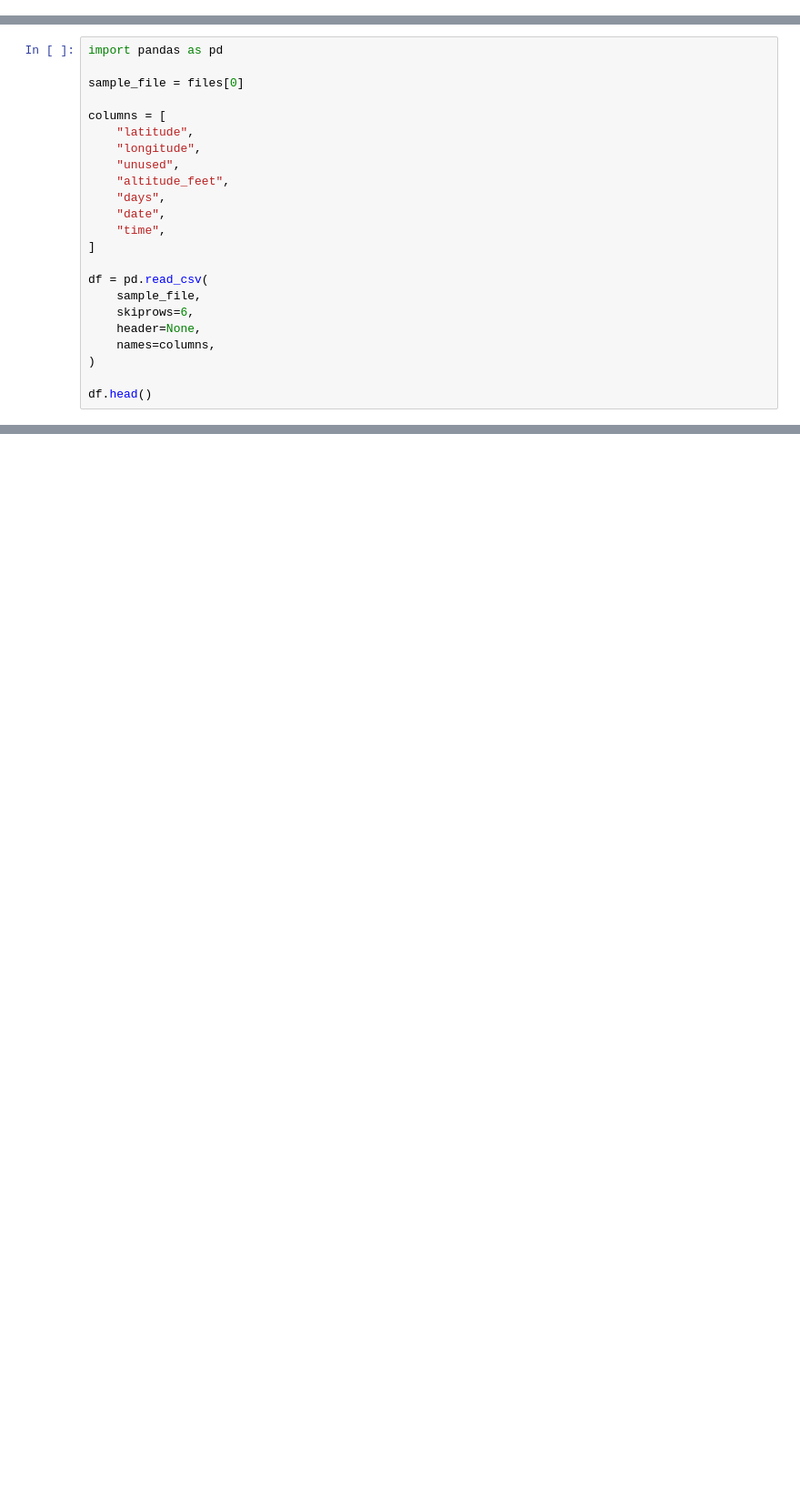
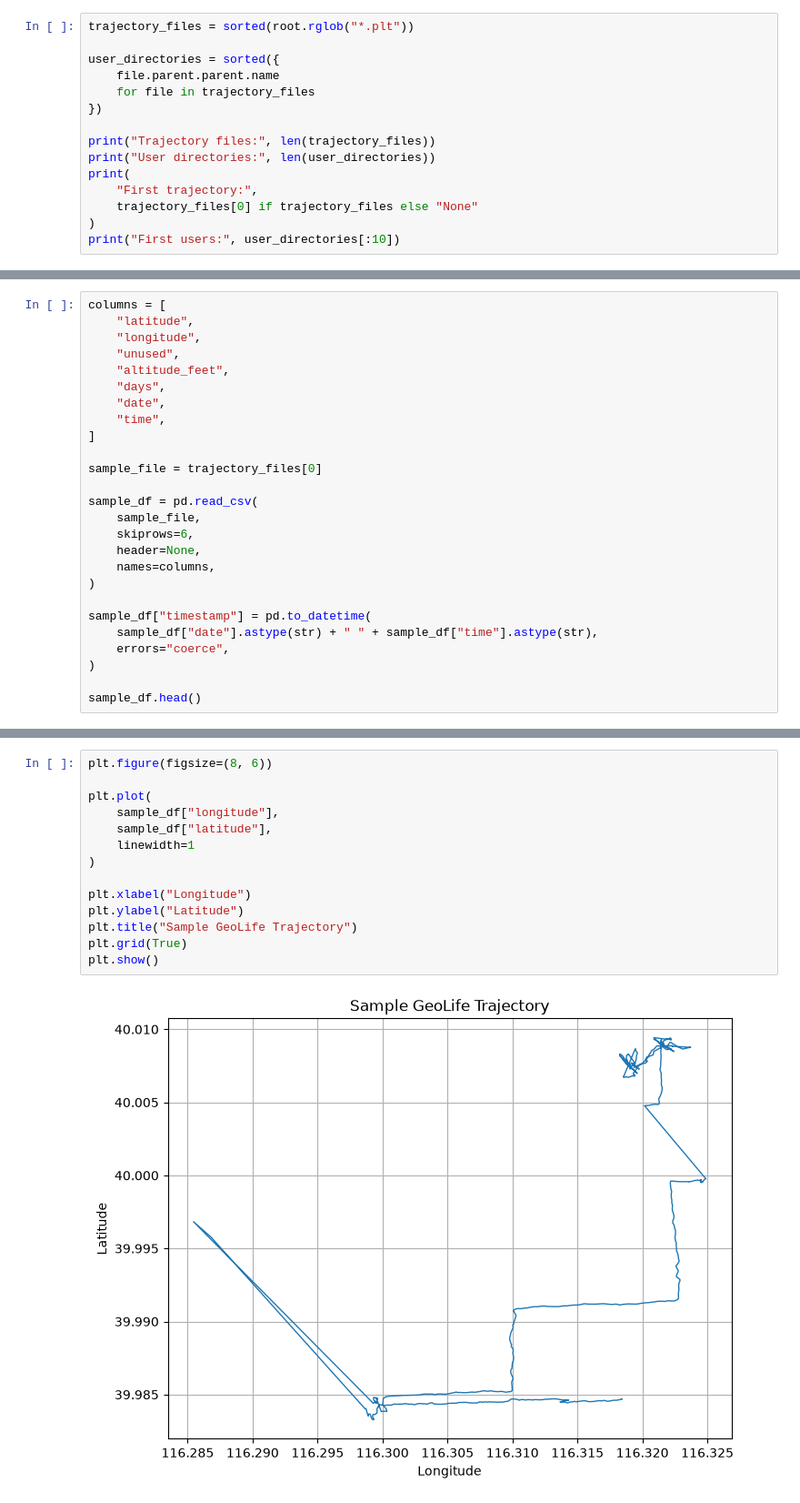
Before and after one commit to Urvity03/WEGOTCHU, a Jupyter notebook: notebooks/geolife_inspection.ipynb, the cells around one changed output, grey strips where cells are left out. Shown at 91% size. Cells and saved outputs as stored; diff of their text form; blank space fills up the shorter version.

Commit message:
research(data): complete GeoLife inspection

```diff
--- a/notebooks/geolife_inspection.ipynb
+++ b/notebooks/geolife_inspection.ipynb
@@ -14,0 +34,15 @@ First file: C:\Users\Yash Tyagi\OneDrive\Desktop\WEGOTCHU\data\raw\geolife\Geoli
+# %%
+trajectory_files = sorted(root.rglob("*.plt"))
+
+user_directories = sorted({
+    file.parent.parent.name
+    for file in trajectory_files
+})
+
+print("Trajectory files:", len(trajectory_files))
+print("User directories:", len(user_directories))
+print(
+    "First trajectory:",
+    trajectory_files[0] if trajectory_files else "None"
+)
+print("First users:", user_directories[:10])
@@ -15,8 +58,4 @@ First file: C:\Users\Yash Tyagi\OneDrive\Desktop\WEGOTCHU\data\raw\geolife\Geoli
 # %%
-import pandas as pd
-
-sample_file = files[0]
-
 columns = [
     "latitude",
     "longitude",
@@ -27,12 +66,19 @@ columns = [
     "time",
 ]
 
-df = pd.read_csv(
+sample_file = trajectory_files[0]
+
+sample_df = pd.read_csv(
     sample_file,
     skiprows=6,
     header=None,
     names=columns,
 )
 
-df.head()
+sample_df["timestamp"] = pd.to_datetime(
+    sample_df["date"].astype(str) + " " + sample_df["time"].astype(str),
+    errors="coerce",
+)
+
+sample_df.head()
 # %% [output]
@@ -39,0 +169,16 @@ ModuleNotFoundError: No module named 'pandas'
+# %%
+plt.figure(figsize=(8, 6))
+
+plt.plot(
+    sample_df["longitude"],
+    sample_df["latitude"],
+    linewidth=1
+)
+
+plt.xlabel("Longitude")
+plt.ylabel("Latitude")
+plt.title("Sample GeoLife Trajectory")
+plt.grid(True)
+plt.show()
+# %% [output]
+[figure, added]
```
Also changed, not shown: parts of 21 cells of this notebook.
